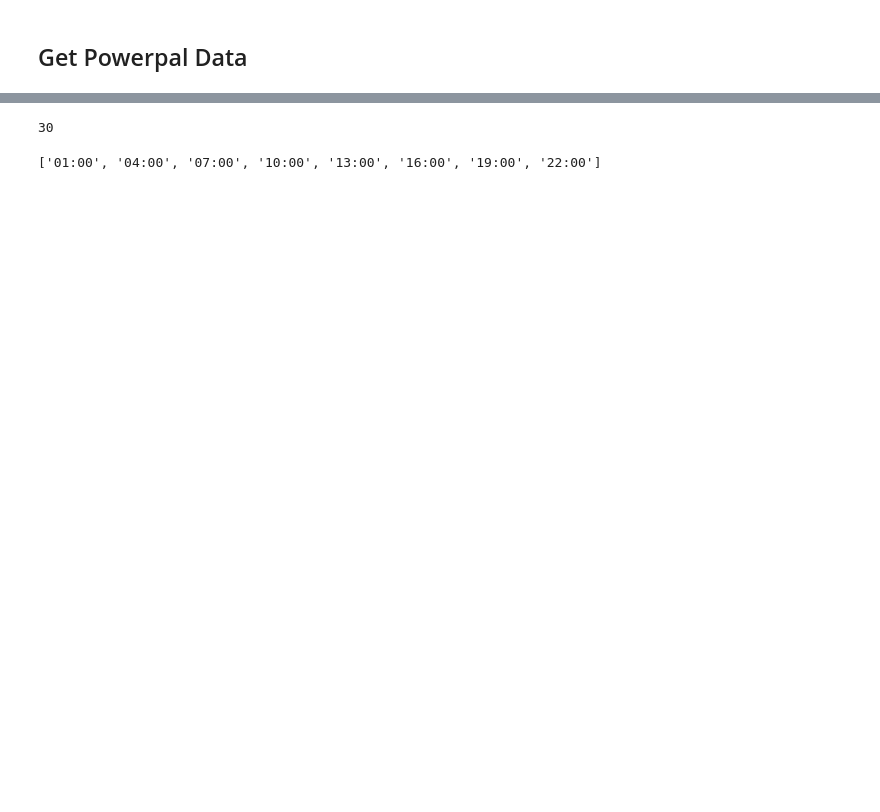
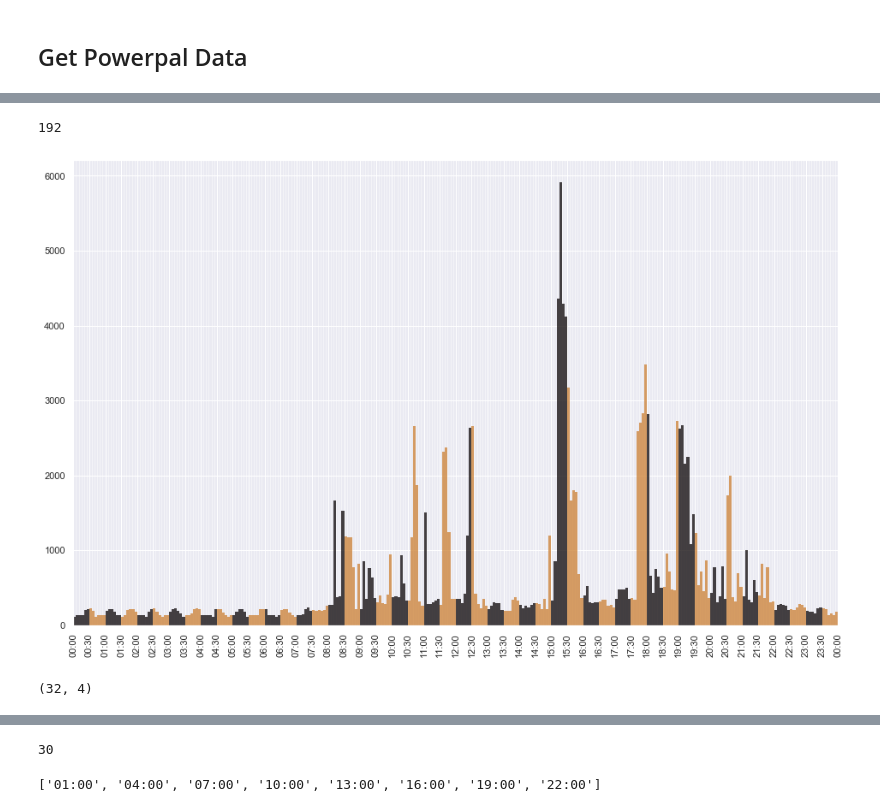
Before and after one commit to Hoops01/MeterDataAnalysis, a Jupyter notebook: MeterDataExtract.ipynb, the cells around one changed output, grey strips where cells are left out. Drawn from its saved outputs; the diff is of its cells as text; code cells hidden in the pictures; blank space fills up the shorter version.

```diff
--- a/MeterDataExtract.ipynb
+++ b/MeterDataExtract.ipynb
@@ -544,0 +193,23 @@ np.shape(p)
+# %%
+def repeat_values(series):
+    x = series.index
+    freq = x.freq
+    minutes = freq.n
+    x = x.union(x + freq)
+    x= x.values
+    x = x.repeat(2)[1:-1]
+
+    y = series.values
+    y = y*(60/minutes)
+    y = y.repeat(2)
+    return x, y
+
+# x, y = repeat_values(df.loc['2021-04-18'].watt_hours)
+
+def plot_area(series):
+    x, y = repeat_values(series)
+    x = np.insert(x, 0, x[0])
+    y = np.insert(y, 0, 0)
+
+    x = np.append(x, x[-1])
+    y = np.append(y, 0)
@@ -544,0 +232,5 @@ np.shape(p)
+# %%
+x = df_30min.loc['2021-05-01':].watt_hours.index
+freq = x.freq
+minutes = freq.n
+len(x.union(x + freq))
@@ -544,0 +243,3 @@ np.shape(p)
+# %%
+x30, y30 = repeat_values(df_30min.loc['2021-05-01':].watt_hours)
+x30
@@ -544,0 +430,5 @@ np.shape(p)
+# %%
+colors = ([(0.04, 0.015, 0.02, 1.0)] * 6 + [(0.8, 0.5, 0.2, 1.0)] * 6) * 16
+len(colors)
+# %% [output]
+192
@@ -544,0 +506,10 @@ np.shape(p)
+# %%
+startdate = dt.datetime(2021,7,1,0)
+enddate = dt.datetime(2021,7,2,0)
+plot_time(startdate, enddate);
+# %% [output]
+[figure, added]
+# %%
+colorlist.shape
+# %% [output]
+(32, 4)
```
Also changed, not shown: parts of 90 cells of this notebook.
